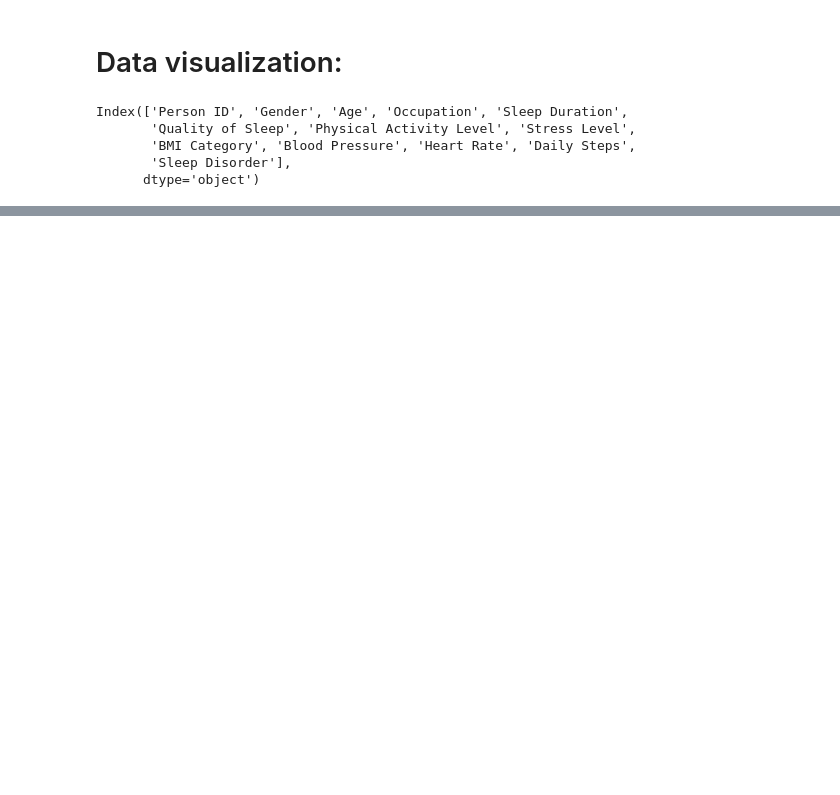
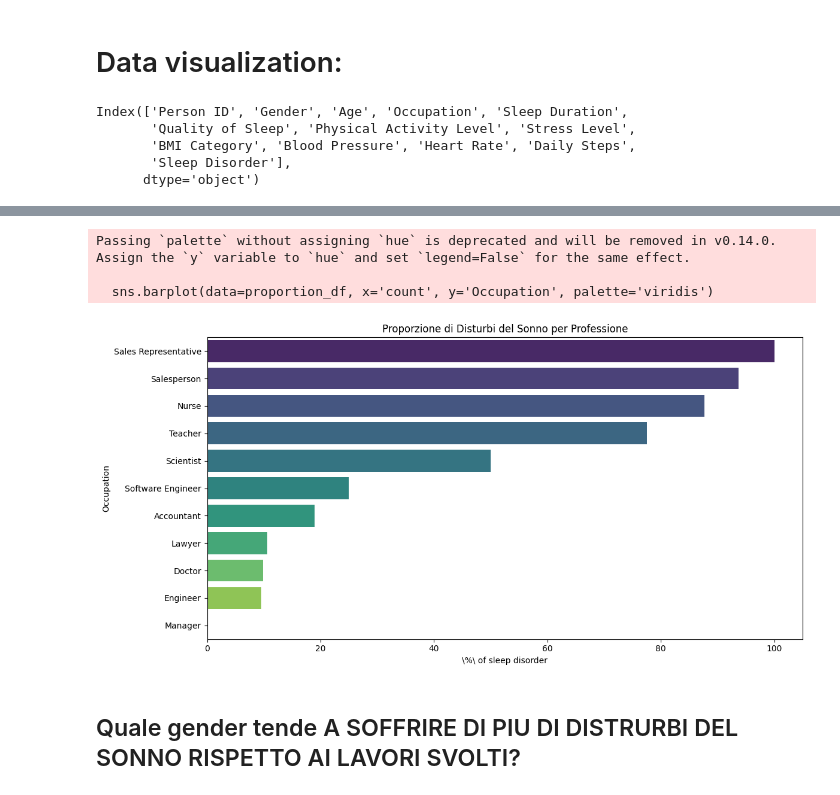
Before and after one commit to gretaquadranti/DataVisualization, a Jupyter notebook: dataViz_notebook.ipynb, the cells around one changed output, grey strips where cells are left out. Drawn from its saved outputs; the diff is of its cells as text; code cells hidden in the pictures; blank space fills up the shorter version.

```diff
--- a/dataViz_notebook.ipynb
+++ b/dataViz_notebook.ipynb
@@ -96,0 +92,12 @@ Name: BMI Category, Length: 374, dtype: object
+# %%
+#ottengo le colonne che hanno dei sleep disorders
+sleep_disorders = df[~df['Sleep Disorder'].isna()]
+
+#conto quante persone hanno disturbi del sonno per ogni professione
+disorders_per_profession = sleep_disorders['Occupation'].value_counts()
+
+#faccio il count per ogni professione
+total_per_profession = df['Occupation'].value_counts()
+
+#calcolo la proporzione
+proportion = (disorders_per_profession / total_per_profession) * 100
@@ -96,0 +124,9 @@ Name: BMI Category, Length: 374, dtype: object
+# %%
+
+#trasformo la series in dataframe
+proportion_df = proportion.reset_index()
+print(proportion_df.head)
+
+
+#metto in ordine descrescente
+proportion_df = proportion_df.sort_values(by='count', ascending=False)
@@ -96,0 +146,15 @@ Name: BMI Category, Length: 374, dtype: object
+# %%
+plt.figure(figsize=(12, 6))
+sns.barplot(data=proportion_df, x='count', y='Occupation', palette='viridis')
+plt.title('Proporzione di Disturbi del Sonno per Professione')
+plt.ylabel('Occupation')
+plt.xlabel('\%\ of sleep disorder')
+plt.tight_layout()
+plt.show()
+# %% [output]
+Passing `palette` without assigning `hue` is deprecated and will be removed in v0.14.0. Assign the `y` variable to `hue` and set `legend=False` for the same effect.
+
+  sns.barplot(data=proportion_df, x='count', y='Occupation', palette='viridis')
+[figure, added]
+# %% [markdown]
+## Quale gender tende A SOFFRIRE DI PIU DI DISTRURBI DEL SONNO RISPETTO AI LAVORI SVOLTI?
```
Also changed, not shown: parts of 18 cells of this notebook.
